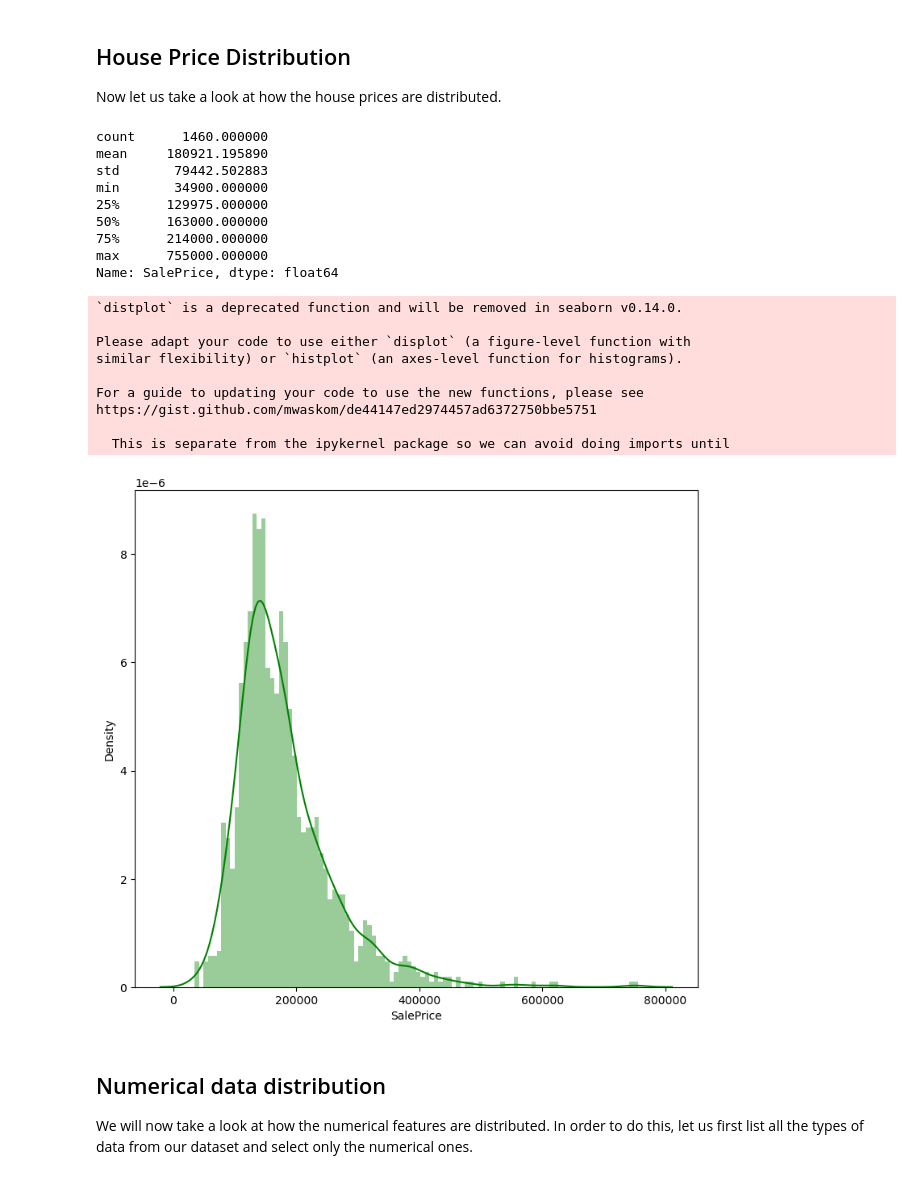
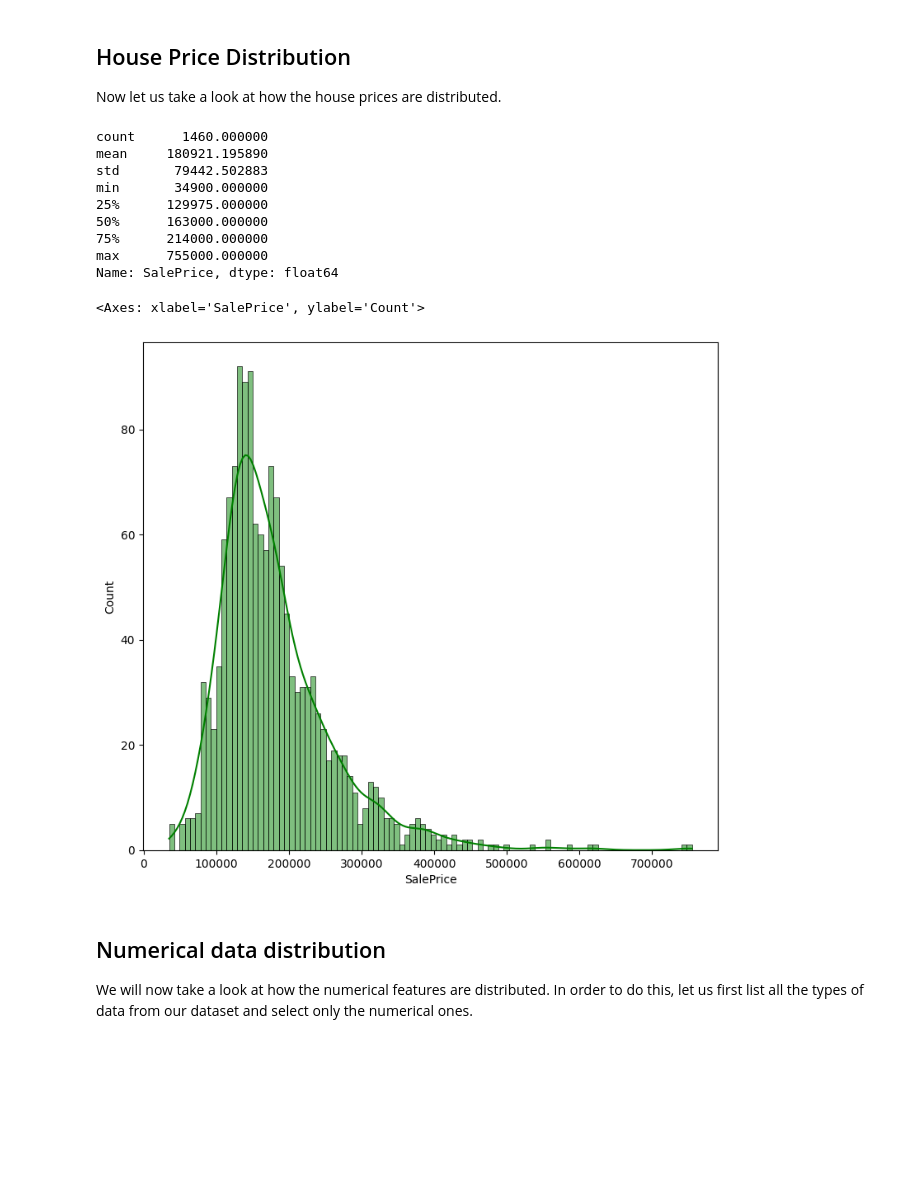
Before and after one commit to VadanKhan/houseprice-regression, a Jupyter notebook: src/houseprice_regression/house-prices-prediction-using-ydf.ipynb, the cells around one changed output. Drawn from its saved outputs; the diff is of its cells as text; code cells hidden in the pictures; blank space fills up the shorter version.

```diff
--- a/src/houseprice_regression/house-prices-prediction-using-ydf.ipynb
+++ b/src/houseprice_regression/house-prices-prediction-using-ydf.ipynb
@@ -116,27 +118,19 @@ Now let us take a look at how the house prices are distributed.
 # %%
 print(dataset_df['SalePrice'].describe())
 plt.figure(figsize=(9, 8))
-sns.distplot(dataset_df['SalePrice'], color='g', bins=100, hist_kws={'alpha': 0.4});
+sns.histplot(dataset_df['SalePrice'], color='g', bins=100, kde=True)
 # %% [output]
 count      1460.000000
 mean     180921.195890
 std       79442.502883
 min       34900.000000
 25%      129975.000000
 50%      163000.000000
 75%      214000.000000
 max      755000.000000
 Name: SalePrice, dtype: float64
-`distplot` is a deprecated function and will be removed in seaborn v0.14.0.
-
-Please adapt your code to use either `displot` (a figure-level function with
-similar flexibility) or `histplot` (an axes-level function for histograms).
-
-For a guide to updating your code to use the new functions, please see
-https://gist.github.com/mwaskom/de44147ed2974457ad6372750bbe5751
-
-  This is separate from the ipykernel package so we can avoid doing imports until
+<Axes: xlabel='SalePrice', ylabel='Count'>
-[figure, old version]
+[figure, new version]
 # %% [markdown]
 ## Numerical data distribution
 
```
Also changed, not shown: parts of 13 cells of this notebook, 2 other files.
